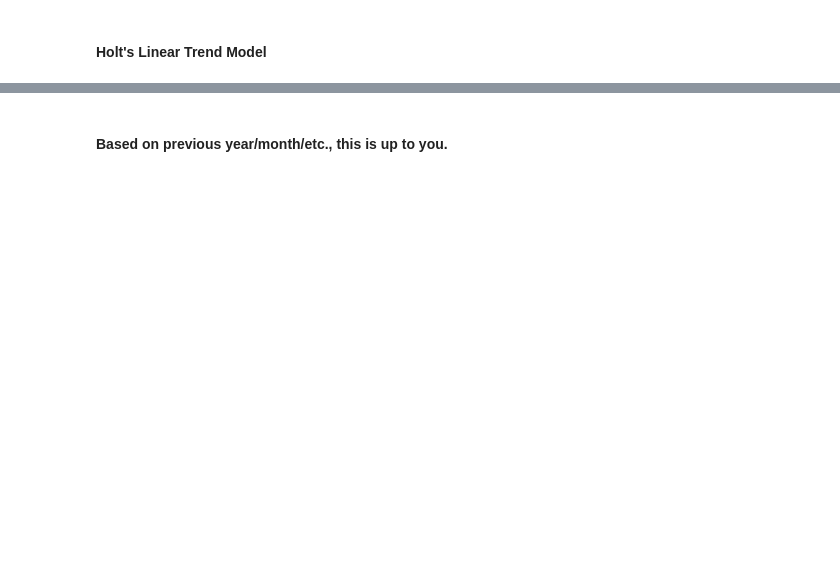
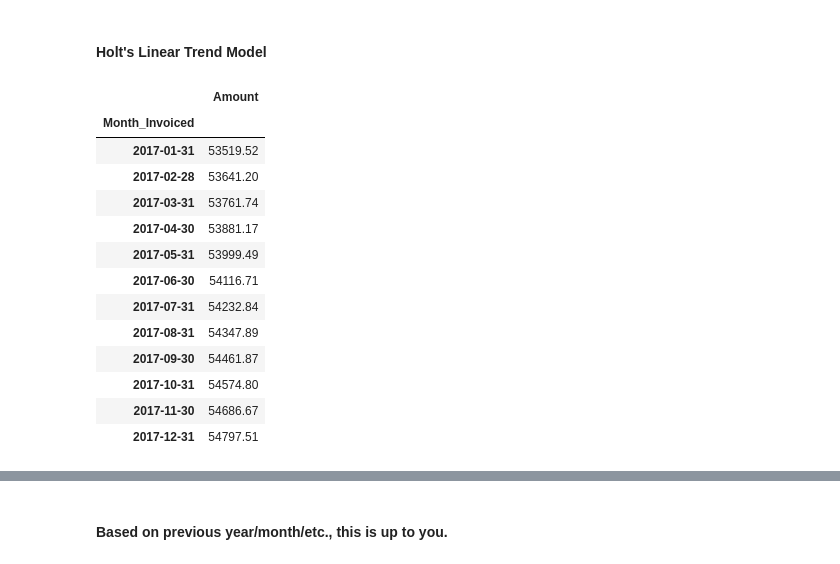
Before and after one commit to markydoug/time-series-exercises, a Jupyter notebook: model.ipynb, the cells around one changed output, grey strips where cells are left out. Saved outputs shown, nothing was run; the diff lists cells and outputs as text; code cells hidden in the pictures; blank space fills up the shorter version.

```diff
--- a/model.ipynb
+++ b/model.ipynb
@@ -144,2 +168,7 @@ Amount -- RMSE: 5700
 # %% [markdown]
 #### Moving Average
+# %%
+rolling_amount = round(train['Amount'].rolling(1).mean()[-1], 2)
+# %%
+yhat_df = pd.DataFrame({'Amount': [rolling_amount]},
+                          index=test.index)
@@ -146,2 +189,27 @@ Amount -- RMSE: 5700
 # %% [markdown]
 #### Holt's Linear Trend Model
+# %%
+model = Holt(train['Amount'], exponential=False, damped=True)
+model = model.fit(optimized=True)
+# %%
+yhat_items = model.predict(start = test.index[0],
+                           end = test.index[-1])
+# add predictions to yhat_df
+yhat_df['Amount'] = round(yhat_items, 2)
+# %%
+yhat_df
+# %% [output]
+|  | Amount |
+| Month_Invoiced |  |
+| 2017-01-31 | 53519.52 |
+| 2017-02-28 | 53641.20 |
+| 2017-03-31 | 53761.74 |
+| 2017-04-30 | 53881.17 |
+| 2017-05-31 | 53999.49 |
+| 2017-06-30 | 54116.71 |
+| 2017-07-31 | 54232.84 |
+| 2017-08-31 | 54347.89 |
+| 2017-09-30 | 54461.87 |
+| 2017-10-31 | 54574.80 |
+| 2017-11-30 | 54686.67 |
+| 2017-12-31 | 54797.51 |
```
Also changed, not shown: parts of 12 cells of this notebook.
